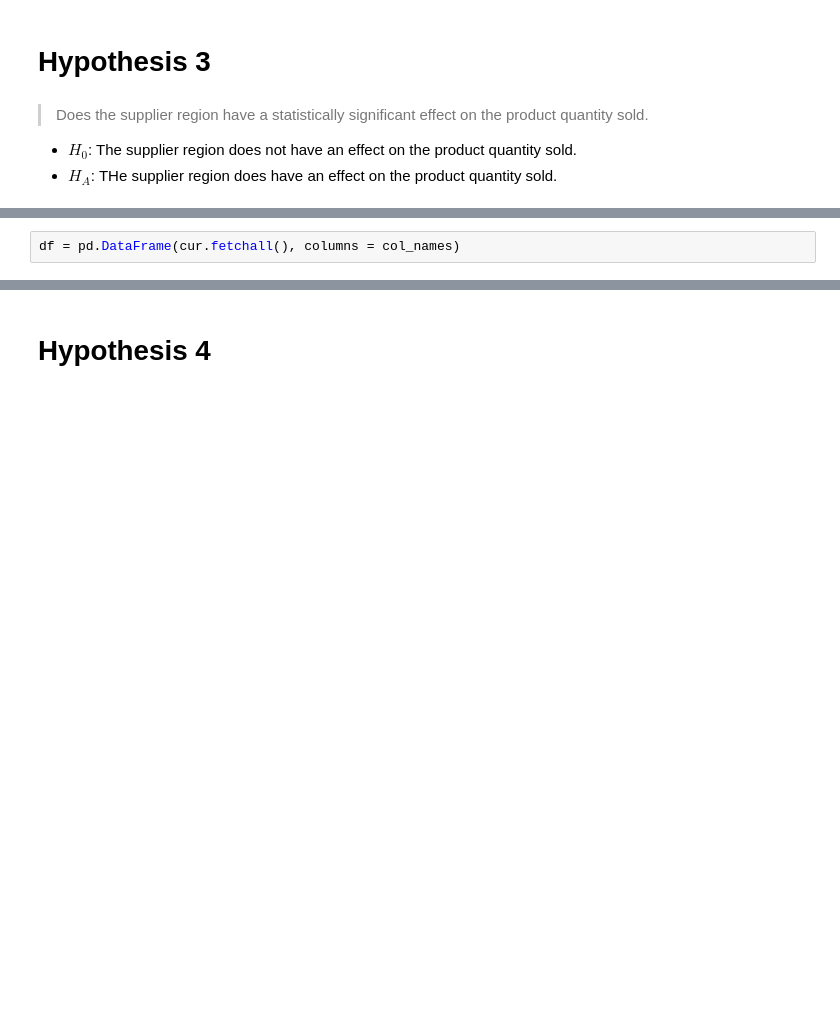
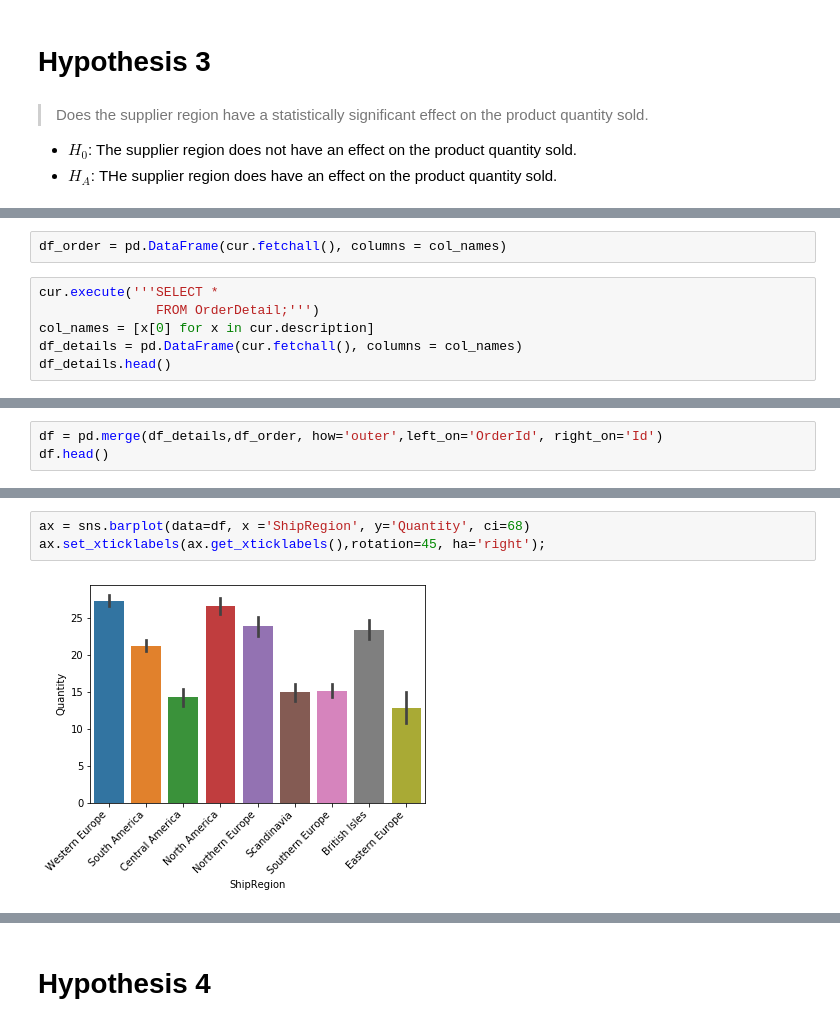
Before and after one commit to ohsusanna93/hypothesis_testing_workflow_python, a Jupyter notebook: student.ipynb, the cells around one changed output, grey strips where cells are left out. Drawn from its saved outputs; the diff is of its cells as text; blank space fills up the shorter version.

```diff
--- a/student.ipynb
+++ b/student.ipynb
@@ -300,2 +637,8 @@ df.head()
 # %%
-df = pd.DataFrame(cur.fetchall(), columns = col_names)
+df_order = pd.DataFrame(cur.fetchall(), columns = col_names)
+# %%
+cur.execute('''SELECT *
+               FROM OrderDetail;''')
+col_names = [x[0] for x in cur.description]
+df_details = pd.DataFrame(cur.fetchall(), columns = col_names)
+df_details.head()
@@ -301,0 +652,3 @@ df = pd.DataFrame(cur.fetchall(), columns = col_names)
+# %%
+df = pd.merge(df_details,df_order, how='outer',left_on='OrderId', right_on='Id')
+df.head()
@@ -302 +671,6 @@ df = pd.DataFrame(cur.fetchall(), columns = col_names)
+# %%
+ax = sns.barplot(data=df, x ='ShipRegion', y='Quantity', ci=68)
+ax.set_xticklabels(ax.get_xticklabels(),rotation=45, ha='right');
+# %% [output]
+[figure, added]
 # %%
```
Also changed, not shown: parts of 81 cells of this notebook, 1 other file.
